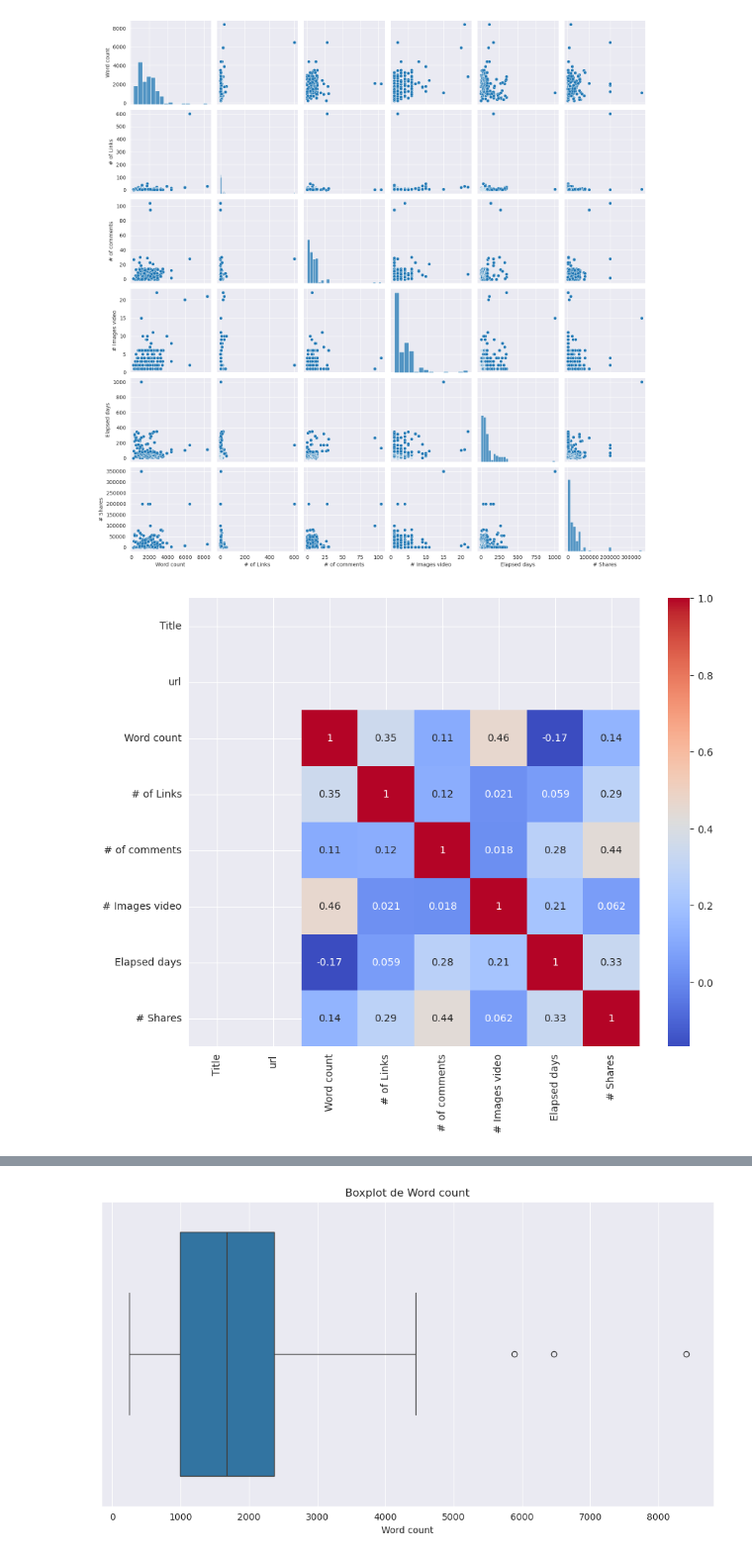
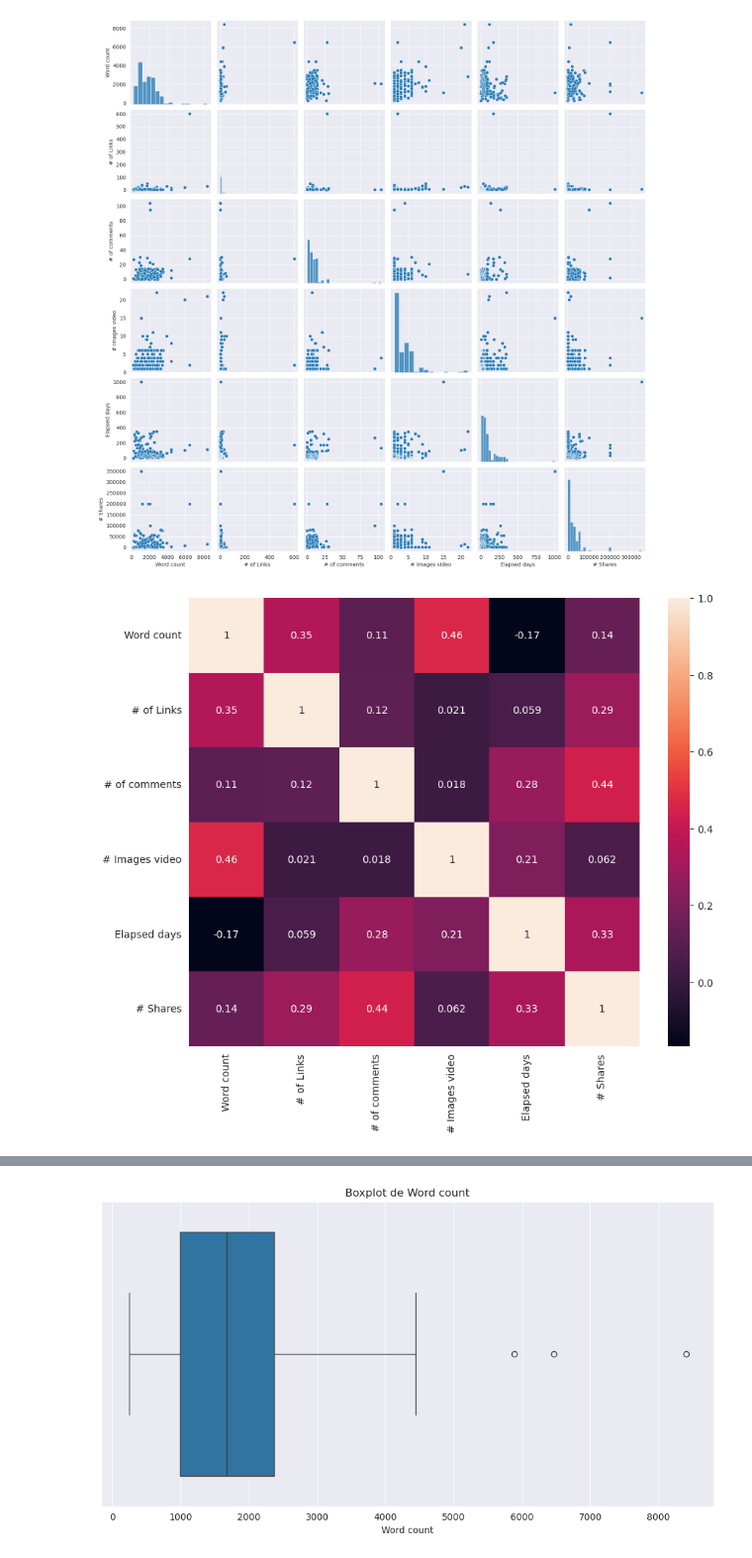
Before and after one commit to thejoresp/ModelaIA, a Jupyter notebook: modelado.ipynb, the cells around one changed output, grey strips where cells are left out. Shown at 99% size. Saved outputs shown, nothing was run; the diff lists cells and outputs as text; code cells hidden in the pictures.

```diff
--- a/modelado.ipynb
+++ b/modelado.ipynb
@@ -102,17 +102,17 @@ plt.show()
 # %% [output]
 [figure]
 # %%
-articulos['Title'] = pd.to_numeric(articulos['Title'], errors='coerce')
-articulos['url'] = pd.to_numeric(articulos['url'], errors='coerce')
 
-correlation_matrix = articulos.corr()
+selected_columns = ['Word count', '# of Links', '# of comments', '# Images video', 'Elapsed days', '# Shares']
+selected_data = articulos[selected_columns]
+
+correlation_matrix = selected_data.corr()
+
 plt.figure(figsize=(10, 8))
-
-sns.heatmap(correlation_matrix, annot=True, cmap='coolwarm')
-
+sns.heatmap(correlation_matrix, annot=True)
 plt.show()
 # %% [output]
-[figure, old version]
+[figure, new version]
 # %%
 nan_total = articulos.isna().sum()
 print(nan_total)
```
Also changed, not shown: parts of 29 cells of this notebook.
